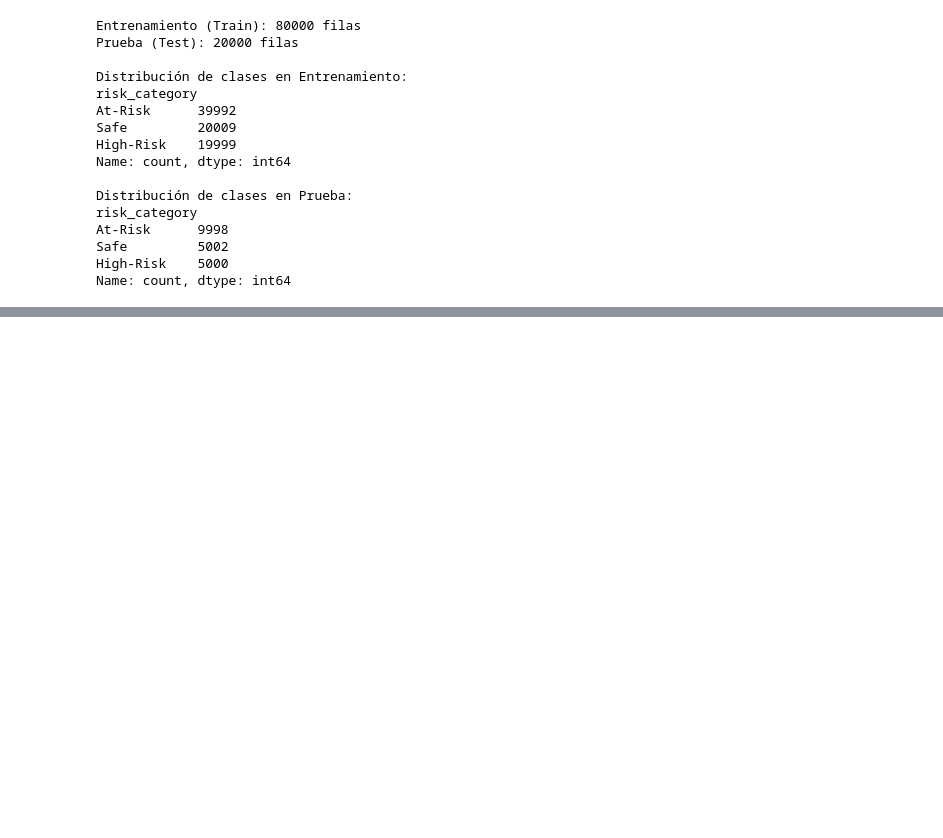
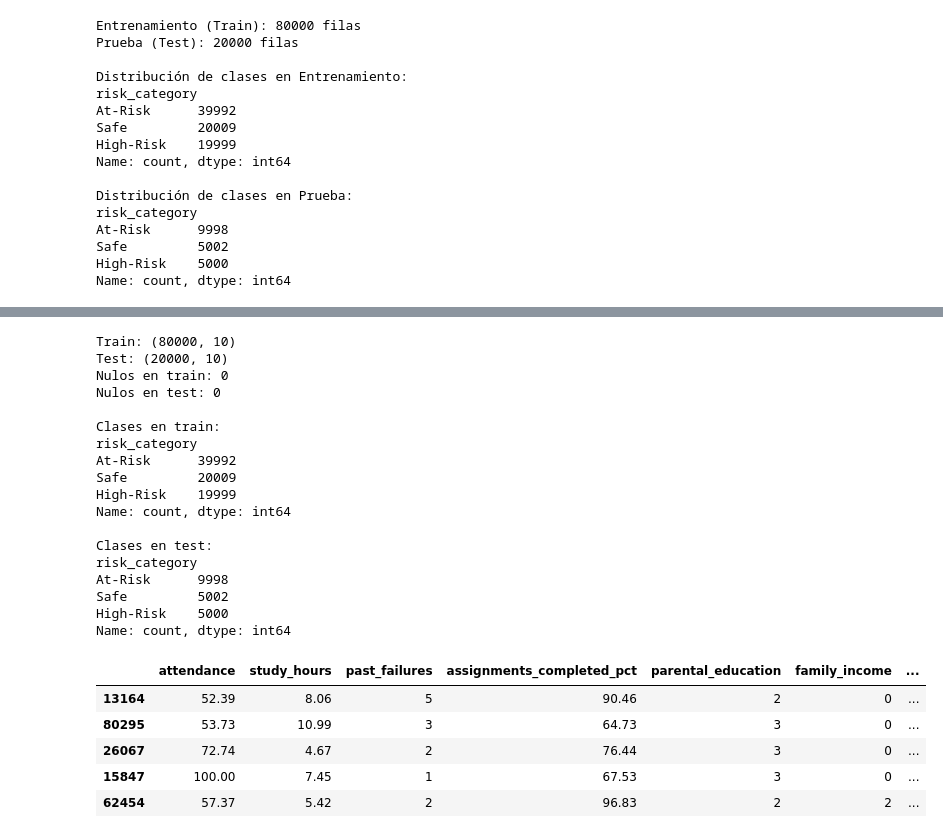
Before and after one commit to alex72hD/KNNTaller, a Jupyter notebook: KNN.ipynb, the cells around one changed output, grey strips where cells are left out. Cells and saved outputs as stored; diff of their text form; code cells hidden in the pictures; blank space fills up the shorter version.

```diff
--- a/KNN.ipynb
+++ b/KNN.ipynb
@@ -209,0 +360,67 @@ weighted avg       0.87      0.87      0.87     20000
+# %%
+from sklearn.model_selection import train_test_split
+
+# X e Y
+X_tree = df.drop(columns=[TARGET])
+y_tree = df[TARGET]
+
+# split 80/20
+X_train_tree, X_test_tree, y_train_tree, y_test_tree = train_test_split(
+    X_tree, y_tree, test_size=0.20, random_state=42, stratify=y_tree
+)
+
+# llenar nulos con la mediana de train
+for col in ["attendance", "study_hours"]:
+    mediana = X_train_tree[col].median()
+    X_train_tree[col] = X_train_tree[col].fillna(mediana)
+    X_test_tree[col] = X_test_tree[col].fillna(mediana)
+
+# pasar texto a números
+educacion = {"none": 0, "Primary": 1, "Secondary": 2, "Higher": 3}
+ingreso = {"Low": 0, "Medium": 1, "High": 2}
+si_no = {"No": 0, "Yes": 1}
+
+for datos in [X_train_tree, X_test_tree]:
+    datos["parental_education"] = datos["parental_education"].map(educacion)
+    datos["family_income"] = datos["family_income"].map(ingreso)
+    datos["extracurricular"] = datos["extracurricular"].map(si_no)
+    datos["internet_access"] = datos["internet_access"].map(si_no)
+
+feature_names = list(X_train_tree.columns)
+class_names = sorted(y_tree.unique())
+
+print("Train:", X_train_tree.shape)
+print("Test:", X_test_tree.shape)
+print("Nulos en train:", X_train_tree.isna().sum().sum())
+print("Nulos en test:", X_test_tree.isna().sum().sum())
+print("\nClases en train:")
+print(y_train_tree.value_counts())
+print("\nClases en test:")
+print(y_test_tree.value_counts())
+
+display(X_train_tree.head())
+# %% [output]
+Train: (80000, 10)
+Test: (20000, 10)
+Nulos en train: 0
+Nulos en test: 0
+
+Clases en train:
+risk_category
+At-Risk      39992
+Safe         20009
+High-Risk    19999
+Name: count, dtype: int64
+
+Clases en test:
+risk_category
+At-Risk      9998
+Safe         5002
+High-Risk    5000
+Name: count, dtype: int64
+|  | attendance | study_hours | past_failures | assignments_completed_pct | parental_education | family_income | ... |
+| 13164 | 52.39 | 8.06 | 5 | 90.46 | 2 | 0 | ... |
+| 80295 | 53.73 | 10.99 | 3 | 64.73 | 3 | 0 | ... |
+| 26067 | 72.74 | 4.67 | 2 | 76.44 | 3 | 0 | ... |
+| 15847 | 100.00 | 7.45 | 1 | 67.53 | 3 | 0 | ... |
+| 62454 | 57.37 | 5.42 | 2 | 96.83 | 2 | 2 | ... |
```
Also changed, not shown: parts of 13 cells of this notebook.
